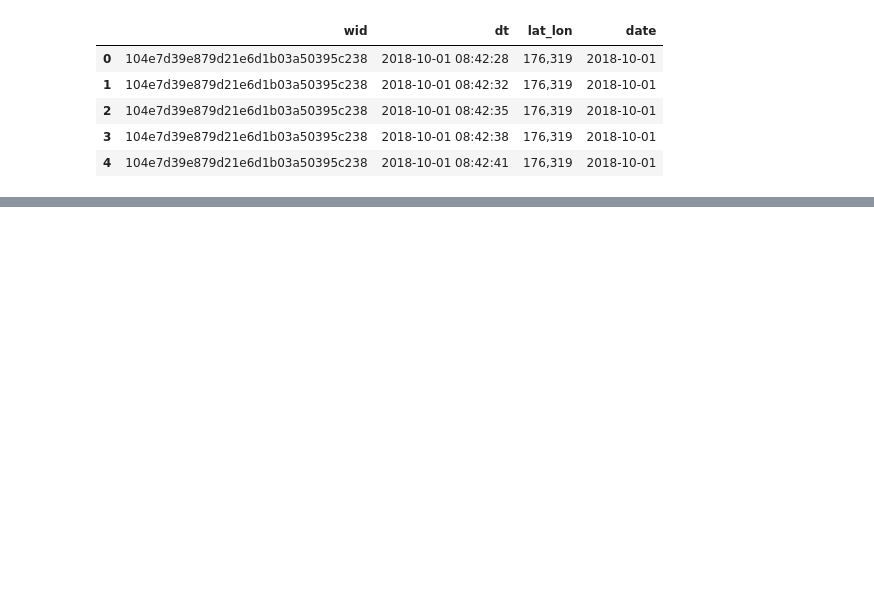
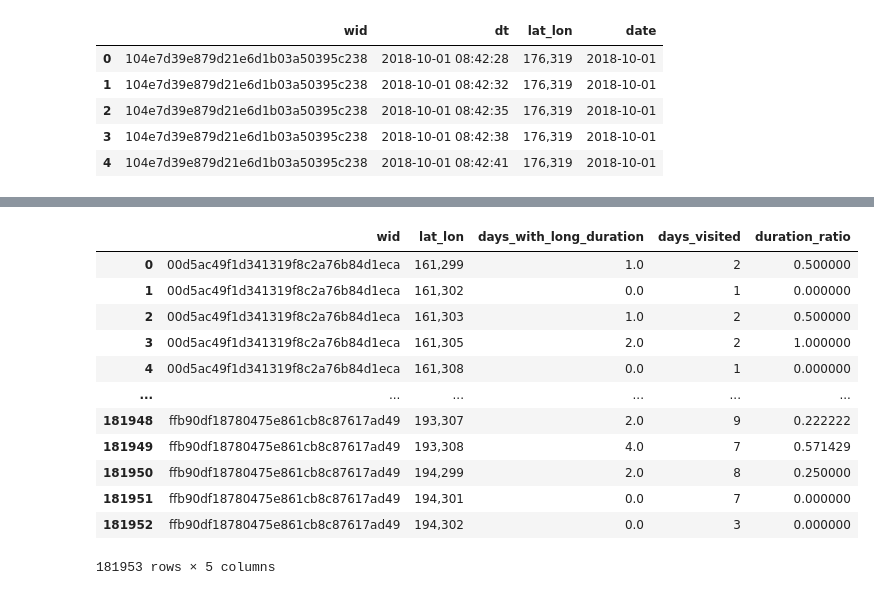
Before and after one commit to DURUII/Gaia-Explorer, a Jupyter notebook: main.ipynb, the cells around one changed output, grey strips where cells are left out. Saved outputs shown, nothing was run; the diff lists cells and outputs as text; code cells hidden in the pictures; blank space fills up the shorter version.

```diff
--- a/main.ipynb
+++ b/main.ipynb
@@ -421,0 +486,27 @@ df_grouped = dd.read_csv(output_grouped_csv)
+# %%
+# Step 2: Calculate the number of days with duration > 30 for each driver at each lat_lon
+filtered_df = df_grouped[df_grouped['duration'] > 20]
+days_with_long_duration = filtered_df.groupby(['wid', 'lat_lon'])['date'].nunique().reset_index()
+days_with_long_duration = days_with_long_duration.rename(columns={'date': 'days_with_long_duration'})
+days_with_long_duration
+
+# Step 3: Merge the datasets and calculate the ratio
+merged_data = pd.merge(days_with_long_duration, visits_per_day, on=['wid', 'lat_lon'], how='right')
+merged_data['duration_ratio'] = 1.0 * merged_data['days_with_long_duration'] / merged_data['days_visited']
+merged_data.fillna(0, inplace=True)
+
+merged_data
+# %% [output]
+|  | wid | lat_lon | days_with_long_duration | days_visited | duration_ratio |
+| 0 | 00d5ac49f1d341319f8c2a76b84d1eca | 161,299 | 1.0 | 2 | 0.500000 |
+| 1 | 00d5ac49f1d341319f8c2a76b84d1eca | 161,302 | 0.0 | 1 | 0.000000 |
+| 2 | 00d5ac49f1d341319f8c2a76b84d1eca | 161,303 | 1.0 | 2 | 0.500000 |
+| 3 | 00d5ac49f1d341319f8c2a76b84d1eca | 161,305 | 2.0 | 2 | 1.000000 |
+| 4 | 00d5ac49f1d341319f8c2a76b84d1eca | 161,308 | 0.0 | 1 | 0.000000 |
+| ... | ... | ... | ... | ... | ... |
+| 181948 | ffb90df18780475e861cb8c87617ad49 | 193,307 | 2.0 | 9 | 0.222222 |
+| 181949 | ffb90df18780475e861cb8c87617ad49 | 193,308 | 4.0 | 7 | 0.571429 |
+| 181950 | ffb90df18780475e861cb8c87617ad49 | 194,299 | 2.0 | 8 | 0.250000 |
+| 181951 | ffb90df18780475e861cb8c87617ad49 | 194,301 | 0.0 | 7 | 0.000000 |
+| 181952 | ffb90df18780475e861cb8c87617ad49 | 194,302 | 0.0 | 3 | 0.000000 |
+181953 rows × 5 columns
```
Also changed, not shown: parts of 11 cells of this notebook.
